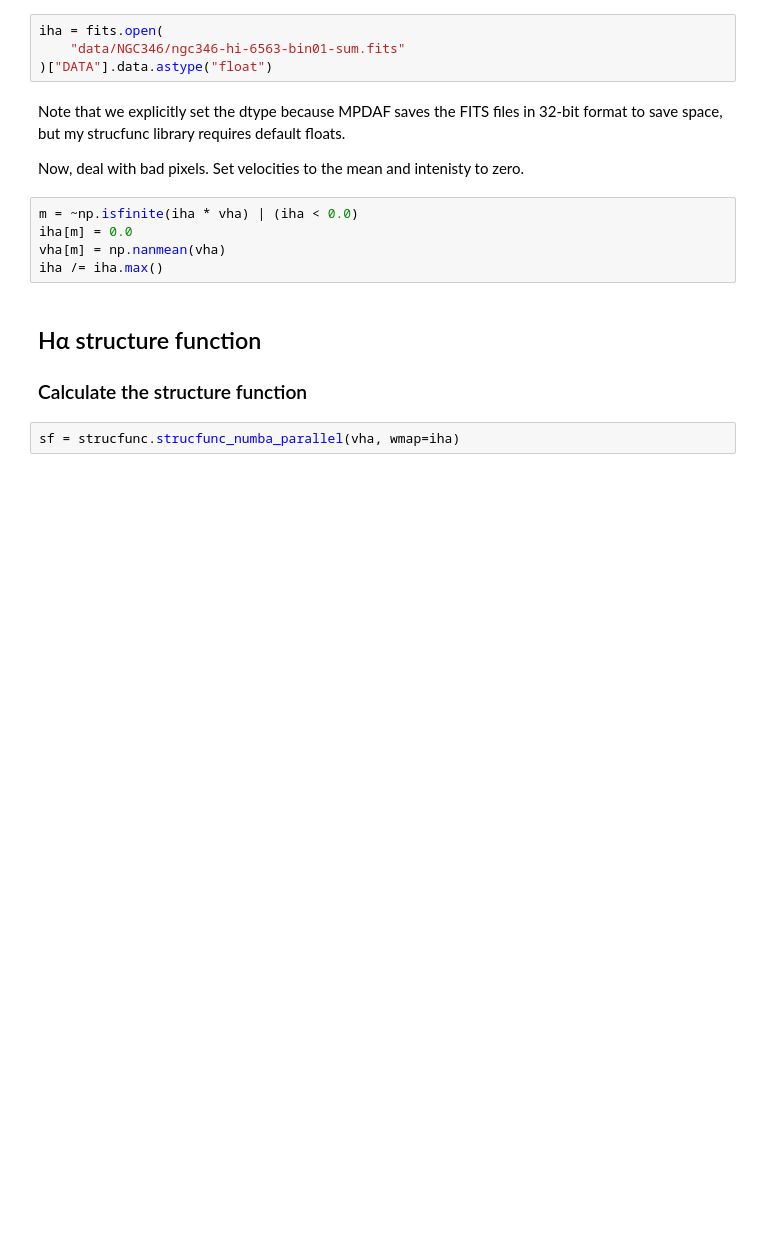
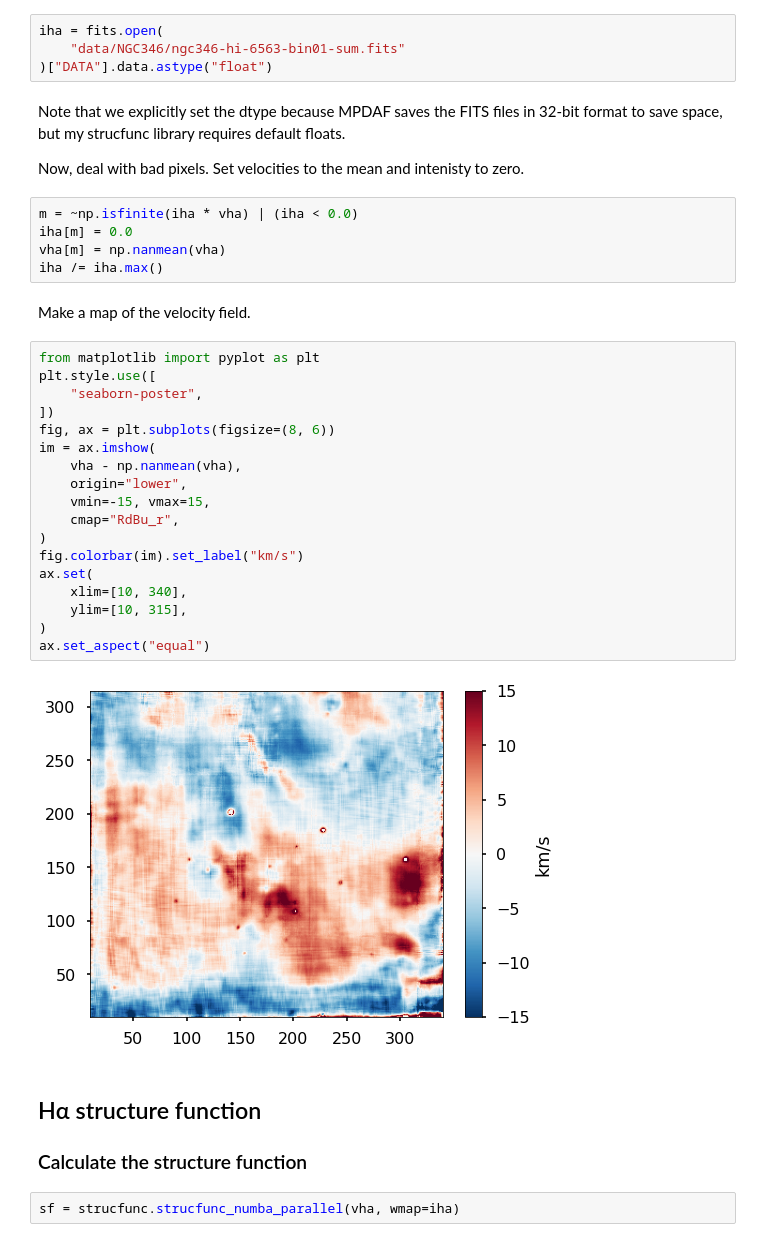
Before and after one commit to will-henney/mariano-velocity-statistics, a Jupyter notebook: ngc346-strucfunc.ipynb, the cells around one changed output. Saved outputs shown, nothing was run; the diff lists cells and outputs as text; blank space fills up the shorter version.

Commit message:
Improved velocity maps and figures for paper

```diff
--- a/ngc346-strucfunc.ipynb
+++ b/ngc346-strucfunc.ipynb
@@ -33,6 +33,28 @@ m = ~np.isfinite(iha * vha) | (iha < 0.0)
 iha[m] = 0.0
 vha[m] = np.nanmean(vha)
 iha /= iha.max()
+# %% [markdown]
+Make a map of the velocity field.
+# %%
+from matplotlib import pyplot as plt
+plt.style.use([
+    "seaborn-poster",
+])
+fig, ax = plt.subplots(figsize=(8, 6))
+im = ax.imshow(
+    vha - np.nanmean(vha),
+    origin="lower",
+    vmin=-15, vmax=15,
+    cmap="RdBu_r",
+)
+fig.colorbar(im).set_label("km/s")
+ax.set(
+    xlim=[10, 340],
+    ylim=[10, 315],
+)
+ax.set_aspect("equal")
+# %% [output]
+[figure, added]
 # %% [markdown]
 ## Hα structure function
 
```
Also changed, not shown: 6 other files.
